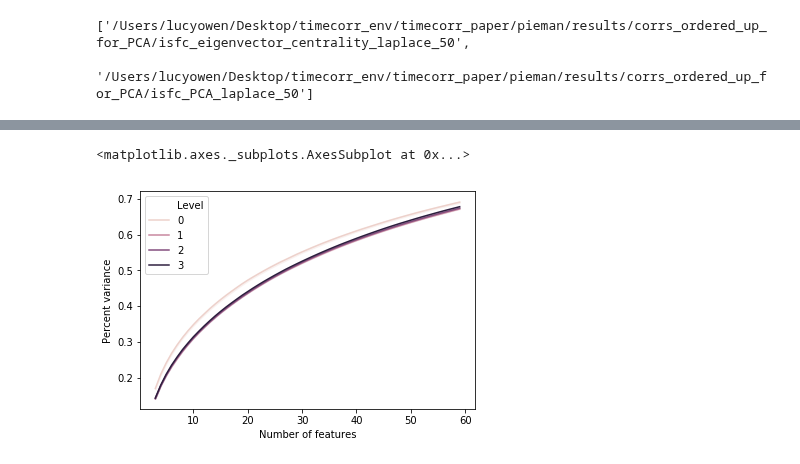
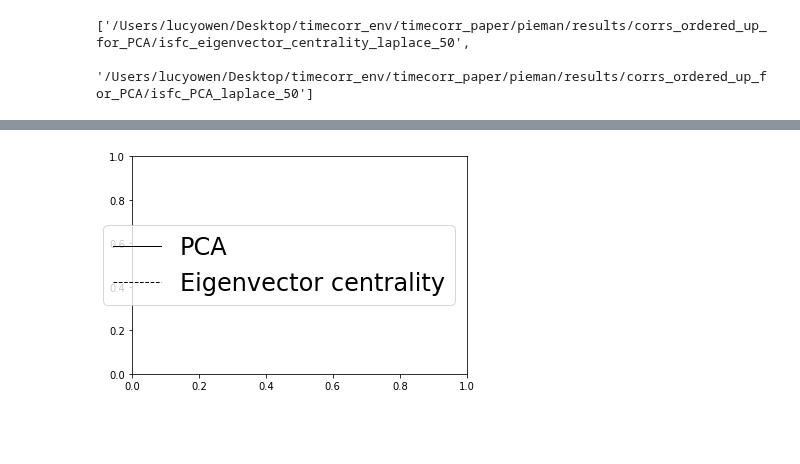
Before and after one commit to ContextLab/timecorr-paper, a Jupyter notebook: code/notebooks/pca_features.ipynb, the cells around one changed output, grey strips where cells are left out. Drawn from its saved outputs; the diff is of its cells as text; code cells hidden in the pictures; blank space fills up the shorter version.

```diff
--- a/code/notebooks/pca_features.ipynb
+++ b/code/notebooks/pca_features.ipynb
@@ -283,6 +223,14 @@ sns.lineplot(x='Number of features', y='Percent variance', hue='Level', data=par
-# %%
-parsed_data_rest = parsed_data[parsed_data['Condition'] == 'rest']
-sns.lineplot(x='Number of features', y='Percent variance', hue='Level', data=parsed_data_rest)
-# %% [output]
-<matplotlib.axes._subplots.AxesSubplot at 0x...>
-[figure, removed]
+# %%
+from matplotlib.patches import Patch
+from matplotlib.lines import Line2D
+
+legend_elements = [Line2D([0], [0], color='black', linestyle = 'solid', lw=1, label='PCA'),
+                   Line2D([0], [0], linestyle = 'dashed', color='black', lw=1, label='Eigenvector centrality')]
+
+# Create the figure
+fig, ax = plt.subplots()
+ax.legend(handles=legend_elements, loc='center right', fontsize=24)
+
+plt.show()
+# %% [output]
+[figure, added]
```
Also changed, not shown: parts of 22 cells of this notebook, 1 other file.
